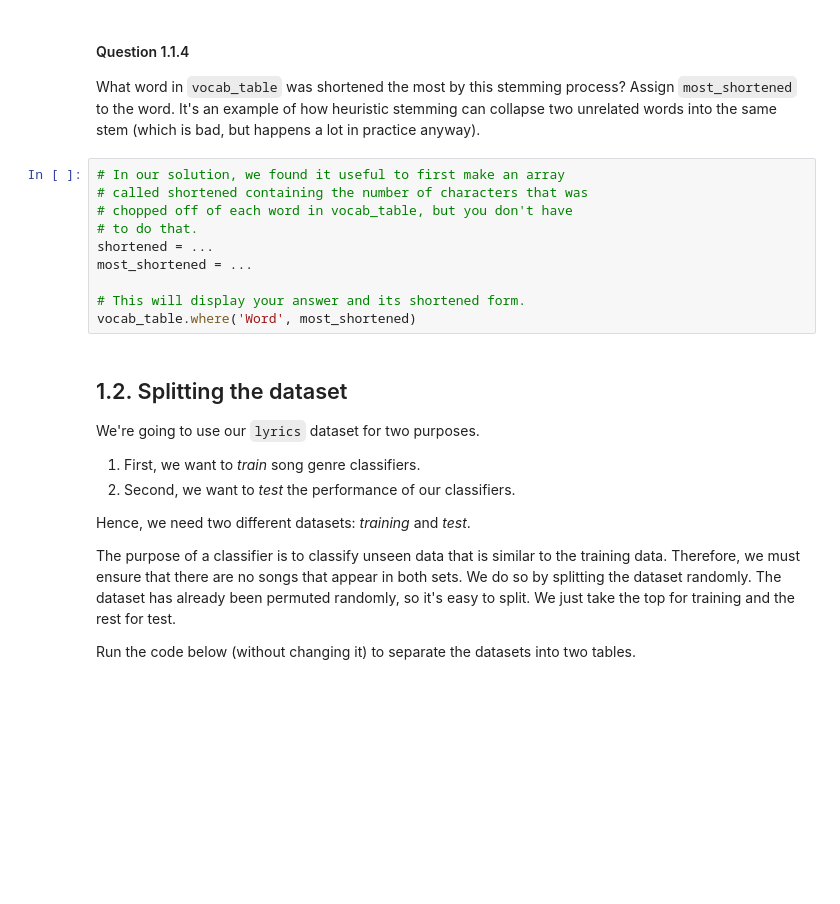
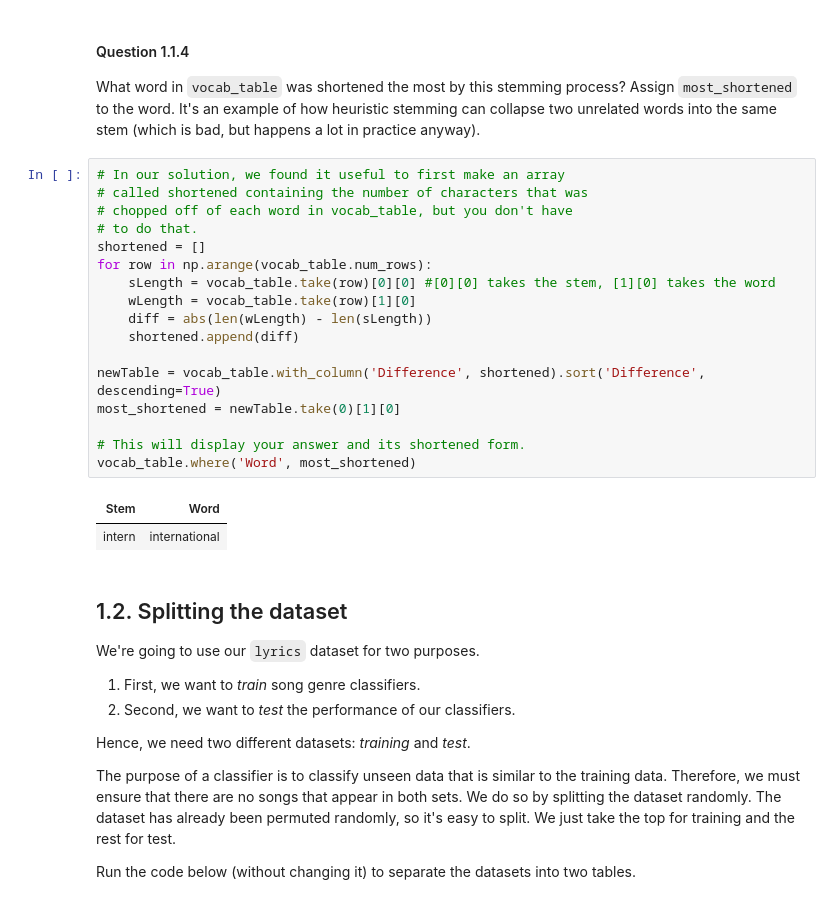
Before and after one commit to bxu22/DS151-Project, a Jupyter notebook: project_2ndhalf.ipynb, the cells around one changed output. Cells and saved outputs as stored; diff of their text form; blank space fills up the shorter version.

```diff
--- a/project_2ndhalf.ipynb
+++ b/project_2ndhalf.ipynb
@@ -138,13 +138,23 @@ What word in `vocab_table` was shortened the most by this stemming process? Assi
 # %%
 # In our solution, we found it useful to first make an array
 # called shortened containing the number of characters that was
 # chopped off of each word in vocab_table, but you don't have
 # to do that.
-shortened = ...
-most_shortened = ...
+shortened = []
+for row in np.arange(vocab_table.num_rows):
+    sLength = vocab_table.take(row)[0][0] #[0][0] takes the stem, [1][0] takes the word
+    wLength = vocab_table.take(row)[1][0]
+    diff = abs(len(wLength) - len(sLength))
+    shortened.append(diff)
+
+newTable = vocab_table.with_column('Difference', shortened).sort('Difference', descending=True)
+most_shortened = newTable.take(0)[1][0]
 
 # This will display your answer and its shortened form.
 vocab_table.where('Word', most_shortened)
+# %% [output]
+| Stem | Word |
+| intern | international |
 # %% [markdown]
 ## 1.2. Splitting the dataset
 We're going to use our `lyrics` dataset for two purposes.
```
Also changed, not shown: parts of 1 cell of this notebook.
